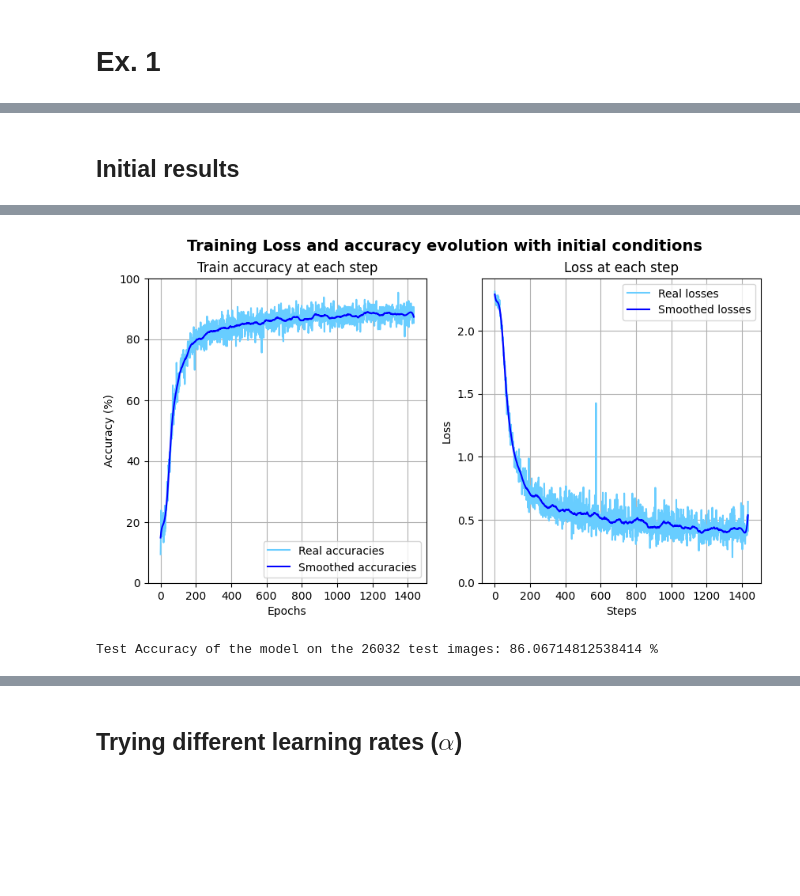
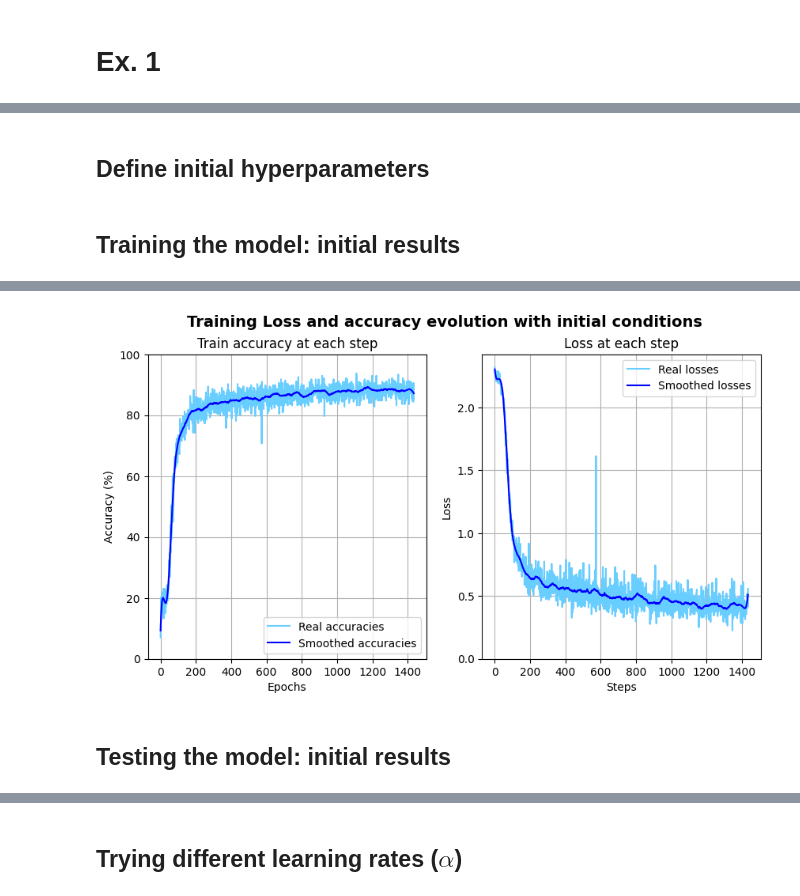
Before and after one commit to Alejandro-FA/UPF-Deep_Learning, a Jupyter notebook: P3/P3-Questions.ipynb, the cells around one changed output, grey strips where cells are left out. Saved outputs shown, nothing was run; the diff lists cells and outputs as text; code cells hidden in the pictures; blank space fills up the shorter version.

Commit message:
Start cleaning notebook

```diff
--- a/P3/P3-Questions.ipynb
+++ b/P3/P3-Questions.ipynb
@@ -47,0 +26,6 @@ device = torch.device(
+# %%
+data_path = 'Data/'
+results_path = 'Results/'
+save_figure = True # Whether to save figures or not
+device = mtw.get_torch_device(use_gpu=True, debug=True)
+torch.manual_seed(10)
@@ -113,3 +85,5 @@ Training model: model_1
+# %%
+iomanager = mtw.IOManager(storage_dir=results_path + 'notebook_models/')
 # %% [markdown]
 # Ex. 1
 # %% [markdown]
@@ -286,16 +178,34 @@ CNN = CNN.to(device)
-# %% [markdown]
-## Initial results
+# %% [markdown]
+## Define initial hyperparameters
+# %%
+num_epochs = 5
+learning_rate = .001
+# optimizer = torch.optim.SGD(CNN.parameters(), lr=learning_rate, weight_decay=1e-5, momentum=0.9)
+evaluation = mtw.AccuracyEvaluation(loss_criterion=nn.CrossEntropyLoss())
+# %% [markdown]
+## Training the model: initial results
 # %%
-if run_train:
-    print(f"Training with {len(SVHNTrain)} images")
-    initial_train_accuracies, initial_train_losses = train_cnn(CNN, train_loader, num_epochs, optimizer, criterion)
+model_id = iomanager.next_id_available()
+print(f"Training model {model_id} with {len(SVHNTrain)} images...")
 
-    fig2, axes = plt.subplots(1, 2, figsize=(10, 5))
-    plt.suptitle("Training Loss and accuracy evolution with initial conditions", fontsize=14, fontweight="bold")
-    plot_acc_loss(fig2, axes, initial_train_accuracies, initial_train_losses, num_epochs, save_figure, plot_mode="both")
-    # if save_figure: plt.savefig(f"{results_path}/fig2.png", dpi=300)
-    plt.show()
+# Create an instance of the model
+CNN = ConvNet()
+optimizer = torch.optim.Adam(CNN.parameters(), lr=learning_rate)
 
-    # Save the model checkpoint
-    torch.save(CNN.state_dict(), results_path + "models/" + train_model_name + ".ckpt")
+# Train the model
+trainer = mtw.Trainer(evaluation=evaluation, epochs=num_epochs, data_loader=train_loader, device=device)
+train_results = trainer.train(CNN, optimizer)
+initial_train_losses = train_results['loss']
+initial_train_accuracies = train_results['accuracy']
+
+# Plot loss and accuracy evolution with the training dataset
+fig2, axes = plt.subplots(1, 2, figsize=(10, 5))
+plt.suptitle("Training Loss and accuracy evolution with initial conditions", fontsize=14, fontweight="bold")
+plot_acc_loss(fig2, axes, initial_train_accuracies, initial_train_losses, num_epochs, save_figure, plot_mode="both")
+if save_figure:
+    plt.savefig(f"{results_path}/fig2.png", dpi=300)
+plt.show()
+
+# Save the model checkpoint
+iomanager.save(model=CNN, model_id=model_id)
 # %% [output]
@@ -313,20 +228 @@ Epoch [5/5], Step [200/287], Loss: 0.4085
-[figure, old version]
+[figure, new version]
-# %%
-if run_test:
-    CNN.load_state_dict(torch.load(results_path + "models/" + test_model_name + ".ckpt"))
-    # Load test dataset
-    SVHNTest = SVHN(data_path+'/svhn/test_32x32.mat', tr)
-    test_loader = torch.utils.data.DataLoader(dataset=SVHNTest,
-                                               batch_size=256,
-                                               shuffle=True)
-    CNN.eval() # Set the model in evaluation mode
-
-
-    initial_test_acc = test(CNN, test_loader)
-
-    print('Test Accuracy of the model on the {} test images: {} %'.format(len(SVHNTest), initial_test_acc))
-
-    with open(results_path + "models/" + test_model_name + ".txt", "a") as results_txt:
-        results_txt.write(f"Test accuracy: {initial_test_acc}\n")
-# %% [output]
-Test Accuracy of the model on the 26032 test images: 86.06714812538414 %
@@ -342,0 +229,2 @@ Test Accuracy of the model on the 26032 test images: 86.06714812538414 %
+# %% [markdown]
+## Testing the model: initial results
```
Also changed, not shown: parts of 26 cells of this notebook, 37 other files.
